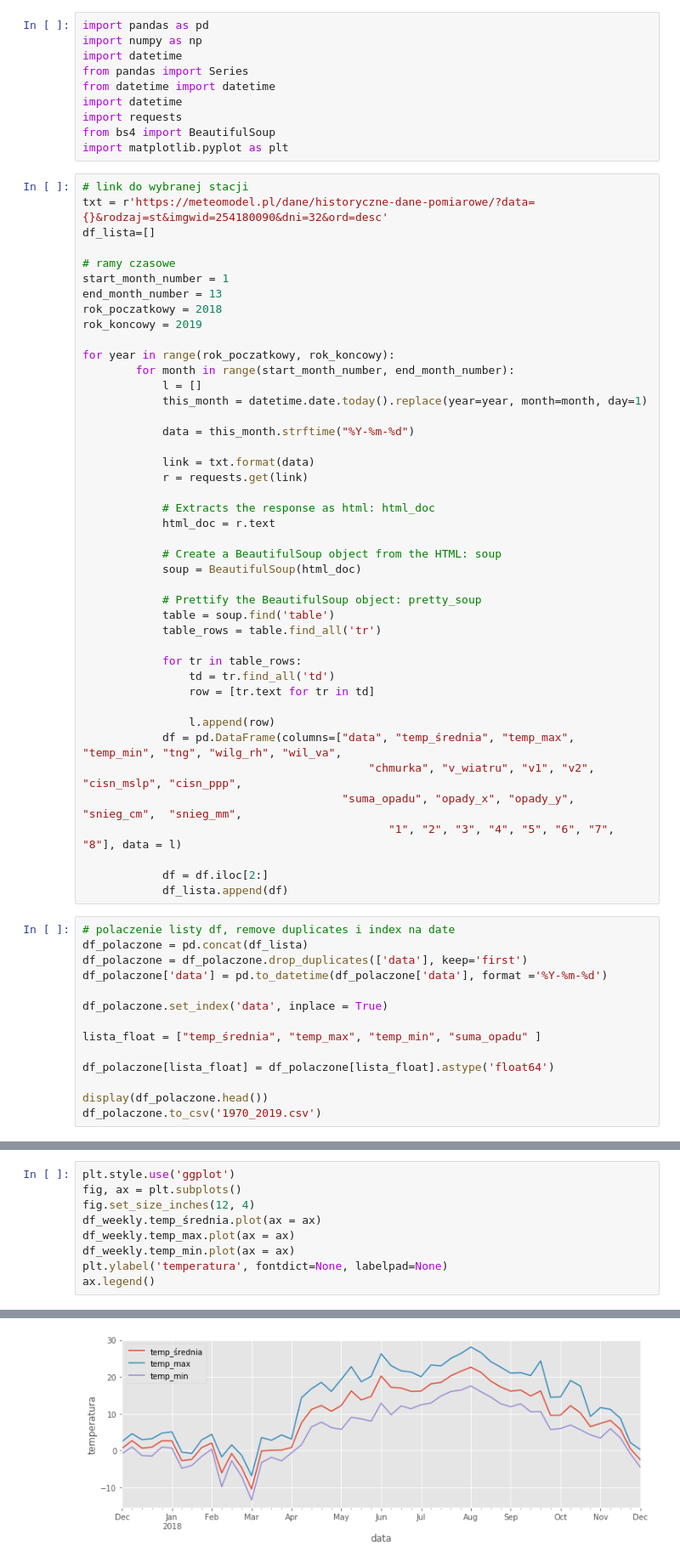
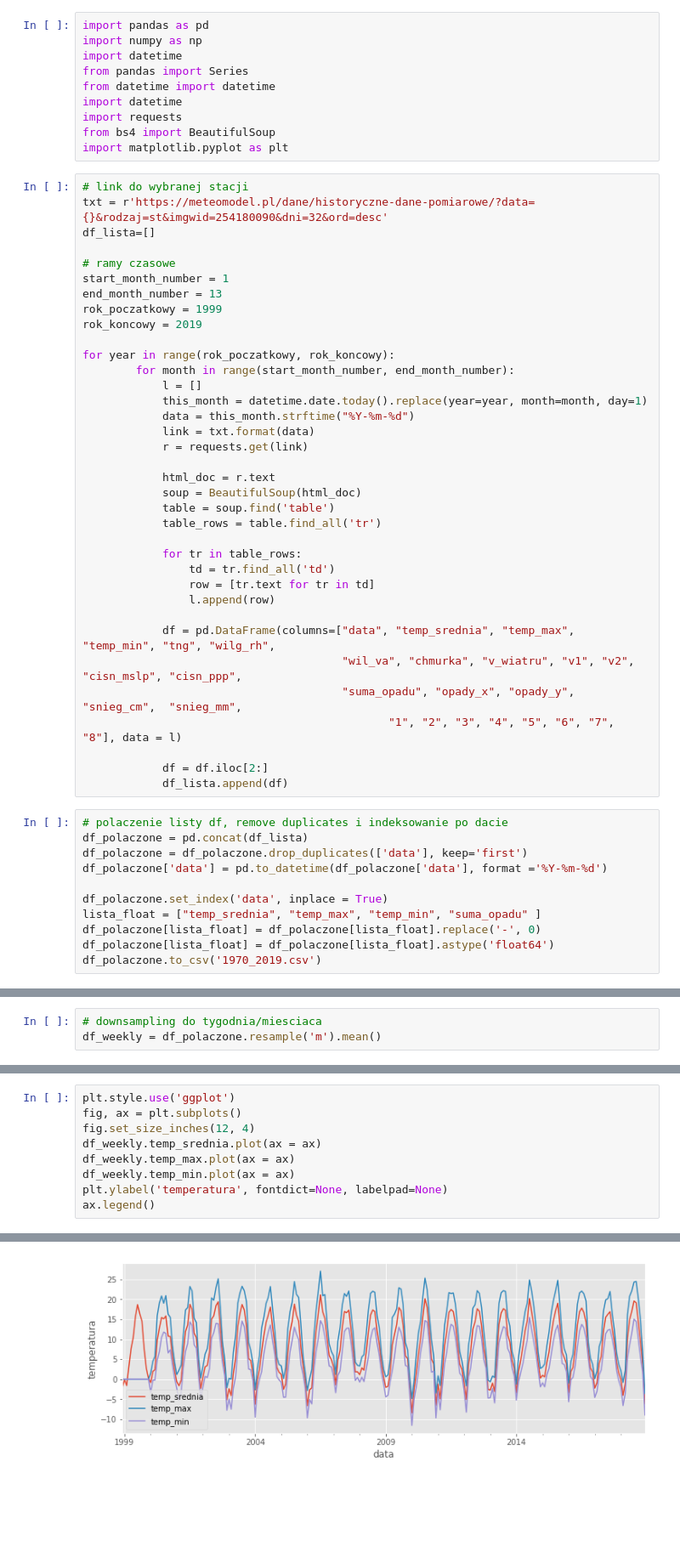
Before and after one commit to marcinszwagrzyk/Climate_analysis, a Jupyter notebook: IMGW_stacja.ipynb, the cells around one changed output, grey strips where cells are left out. Shown at 85% size. Cells and saved outputs as stored; diff of their text form; blank space fills up the shorter version.

```diff
--- a/IMGW_stacja.ipynb
+++ b/IMGW_stacja.ipynb
@@ -16,52 +16,42 @@ df_lista=[]
 # ramy czasowe
 start_month_number = 1
 end_month_number = 13
-rok_poczatkowy = 2018
+rok_poczatkowy = 1999
 rok_koncowy = 2019
 
 for year in range(rok_poczatkowy, rok_koncowy):
         for month in range(start_month_number, end_month_number):
             l = []
             this_month = datetime.date.today().replace(year=year, month=month, day=1)
-
             data = this_month.strftime("%Y-%m-%d")
-
             link = txt.format(data)
             r = requests.get(link)
 
-            # Extracts the response as html: html_doc
             html_doc = r.text
-
-            # Create a BeautifulSoup object from the HTML: soup
             soup = BeautifulSoup(html_doc)
-
-            # Prettify the BeautifulSoup object: pretty_soup
             table = soup.find('table')
             table_rows = table.find_all('tr')
 
             for tr in table_rows:
                 td = tr.find_all('td')
                 row = [tr.text for tr in td]
+                l.append(row)
 
-                l.append(row)
-            df = pd.DataFrame(columns=["data", "temp_średnia", "temp_max", "temp_min", "tng", "wilg_rh", "wil_va",
-                                           "chmurka", "v_wiatru", "v1", "v2", "cisn_mslp", "cisn_ppp",
+            df = pd.DataFrame(columns=["data", "temp_srednia", "temp_max", "temp_min", "tng", "wilg_rh",
+                                       "wil_va", "chmurka", "v_wiatru", "v1", "v2", "cisn_mslp", "cisn_ppp",
                                        "suma_opadu", "opady_x", "opady_y", "snieg_cm",  "snieg_mm",
                                               "1", "2", "3", "4", "5", "6", "7", "8"], data = l)
 
             df = df.iloc[2:]
             df_lista.append(df)
 # %%
-# polaczenie listy df, remove duplicates i index na date
+# polaczenie listy df, remove duplicates i indeksowanie po dacie
 df_polaczone = pd.concat(df_lista)
 df_polaczone = df_polaczone.drop_duplicates(['data'], keep='first')
 df_polaczone['data'] = pd.to_datetime(df_polaczone['data'], format ='%Y-%m-%d')
 
 df_polaczone.set_index('data', inplace = True)
-
-lista_float = ["temp_średnia", "temp_max", "temp_min", "suma_opadu" ]
-
+lista_float = ["temp_srednia", "temp_max", "temp_min", "suma_opadu" ]
+df_polaczone[lista_float] = df_polaczone[lista_float].replace('-', 0)
 df_polaczone[lista_float] = df_polaczone[lista_float].astype('float64')
-
-display(df_polaczone.head())
 df_polaczone.to_csv('1970_2019.csv')
@@ -79,3 +58,6 @@ df_weekly = df_polaczone.resample('W').mean()
+# %%
+# downsampling do tygodnia/miesciaca
+df_weekly = df_polaczone.resample('m').mean()
 # %%
 # wykres temperatury
 plt.style.use('ggplot')
@@ -90,12 +72,12 @@ ax.legend()
 # %%
 plt.style.use('ggplot')
 fig, ax = plt.subplots()
 fig.set_size_inches(12, 4)
-df_weekly.temp_średnia.plot(ax = ax)
+df_weekly.temp_srednia.plot(ax = ax)
 df_weekly.temp_max.plot(ax = ax)
 df_weekly.temp_min.plot(ax = ax)
 plt.ylabel('temperatura', fontdict=None, labelpad=None)
 ax.legend()
 # %% [output]
 <matplotlib.legend.Legend at 0x...>
-[figure, old version]
+[figure, new version]
```
Also changed, not shown: parts of 3 cells of this notebook, 1 other file.
